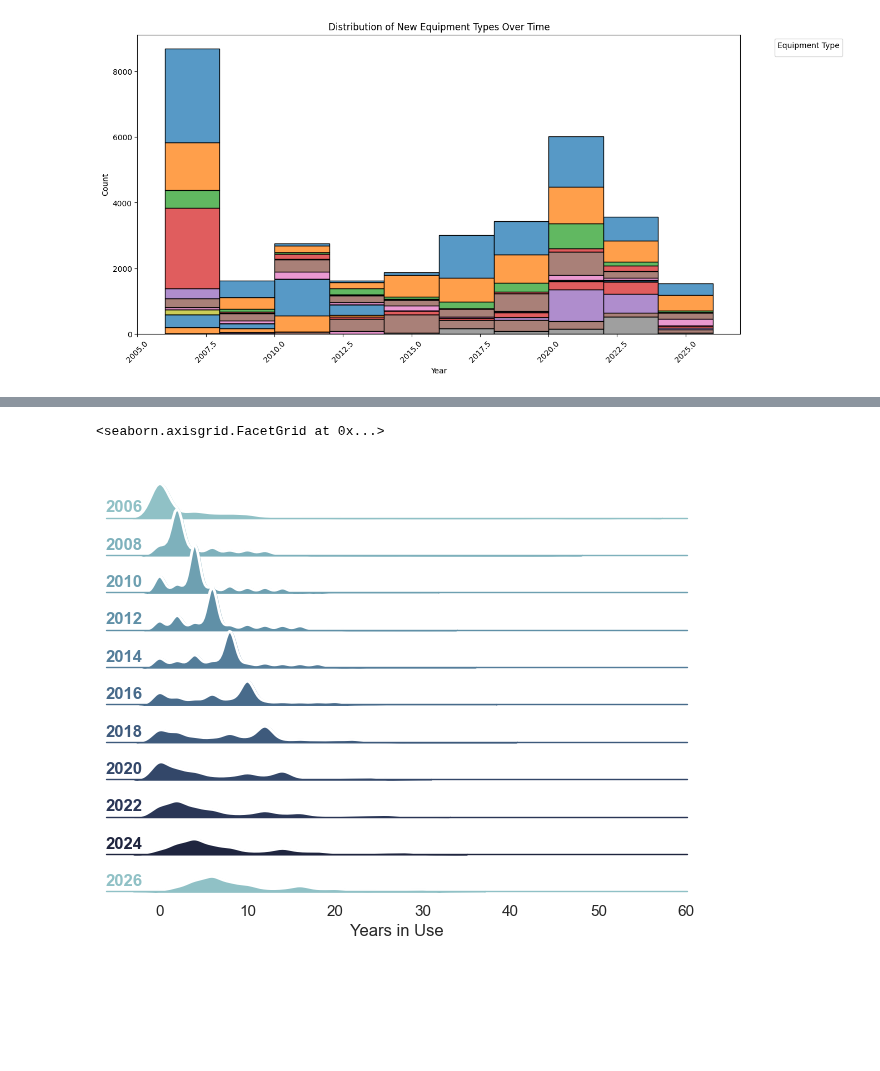
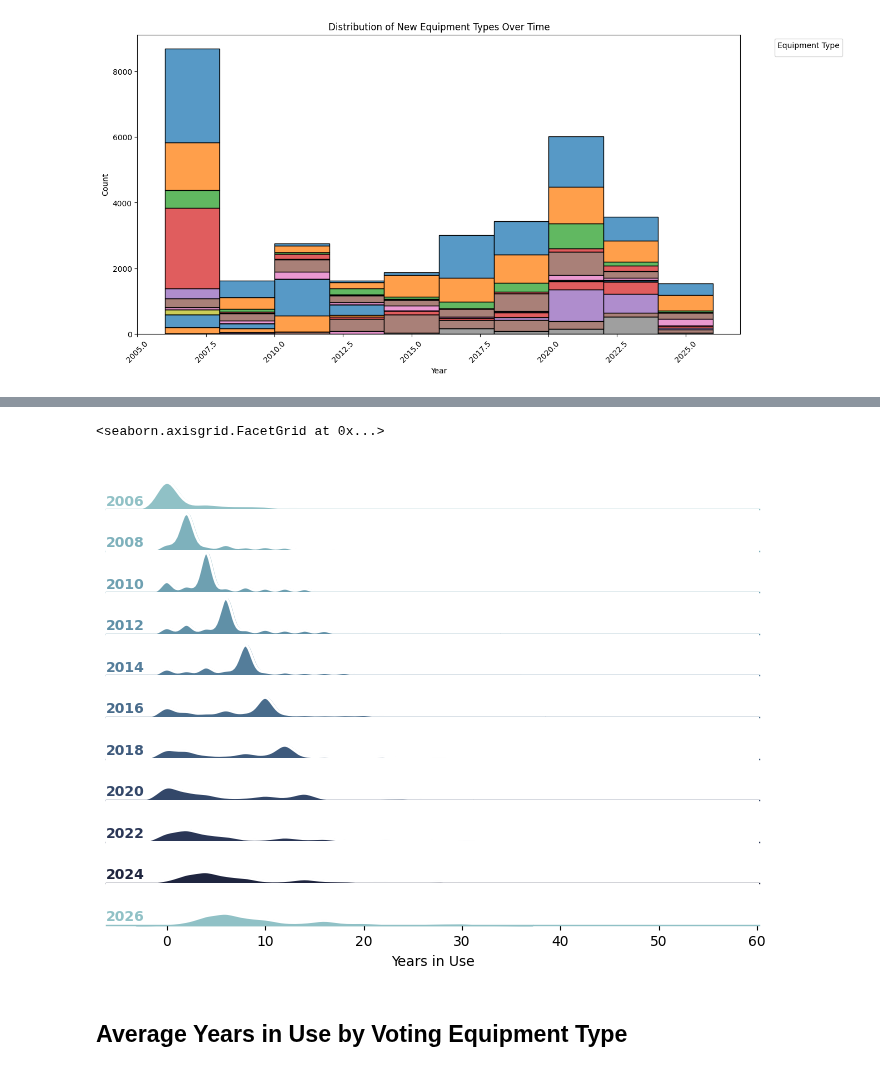
Before and after one commit to Bipartisan-Policy-Center/voting-equipment, a Jupyter notebook: analysis.ipynb, the cells around one changed output, grey strips where cells are left out. Cells and saved outputs as stored; diff of their text form; code cells hidden in the pictures; blank space fills up the shorter version.

Commit message:
some peak analysis

```diff
--- a/analysis.ipynb
+++ b/analysis.ipynb
@@ -158,0 +159,29 @@ Name: New Equipment, dtype: int64
+# %%
+# NON VOTING EQUIPMENT TO EXCLUDE/SEPERATE FROM ANALYSIS
+non_voting_equipment = ['Paper Poll Book',
+                        'Hand Counted Paper Ballots',
+                        'Commercial Electronic Poll Book',
+                        'In-House Electronic Poll Book',
+                        'Data Unavailable']
+
+all_equipment = df
+voting_df = df[~df['Equipment Type'].isin(non_voting_equipment)]
+non_voting_df = df[df['Equipment Type'].isin(non_voting_equipment)]
+
+# OTHER EQUIPMENT TYPES DEEMED ACCEPTABLE
+voting_equipment_types = ['Ballot Marking Device',
+                            'Hand-Fed Optical Scanner',
+                            'Batch-Fed Optical Scanner',
+                            'DRE-Touchscreen',
+                            'Internet Voting: Fax',
+                            'DRE-Push Button',
+                            'DRE-Dial',
+                            'Mechanical Lever Machine',
+                            'Punch Card Voting System',
+                            'Hybrid BMD/Tabulator',
+                            'Internet Voting: Email',
+                            'Internet Voting: Web Portal',
+                            'Remote Ballot Marking System: Client-Side',
+                            'Remote Ballot Marking System: Server-Side',
+                            'Hybrid Optical Scan/DRE',
+                            'Hybrid Optical Scan/BMD']
@@ -159,38 +209,37 @@ Name: New Equipment, dtype: int64
 # %%
 # using sample seaborn code https://seaborn.pydata.org/examples/kde_ridgeplot
 
 pal = sns.cubehelix_palette(10, rot=-.25, light=.7)
-g = sns.FacetGrid(df, row="Year", hue="Year", aspect=15, height=.5, palette=pal)
+g = sns.FacetGrid(voting_df, row="Year", hue="Year", aspect=15, height=.5, palette=pal)
 
-bw_adjust = 1
+bw_adjust = 1 # smoothing
 
 g.map(sns.kdeplot, "Years in Use",
       bw_adjust=bw_adjust, clip_on=False,
       fill=True, alpha=1, linewidth=1.5)
 g.map(sns.kdeplot, "Years in Use", clip_on=False, color="w", lw=2, bw_adjust=bw_adjust)
-
 
 # passing color=None to refline() uses the hue mapping
 g.refline(y=0, linewidth=1, linestyle="-", color=None, clip_on=False)
 
 
 # Define and use a simple function to label the plot in axes coordinates
 def label(x, color, label):
-    ax = plt.gca()
-    ax.text(0, .2, label, fontweight="bold", color=color,
-            ha="left", va="center", transform=ax.transAxes)
-
-
+      ax = plt.gca()
+      ax.text(0, .2, label, fontweight="bold", color=color,
+                  ha="left", va="center", transform=ax.transAxes)
 
 g.map(label, "Years in Use")
 
 # Set the subplots to overlap
-g.figure.subplots_adjust(hspace=-.25)
+g.figure.subplots_adjust(hspace=-.01)
 
 # Remove axes details that don't play well with overlap
 g.set_titles("")
 g.set(yticks=[], ylabel="")
 g.despine(bottom=True, left=True)
 # %% [output]
 <seaborn.axisgrid.FacetGrid at 0x...>
-[figure, old version]
+[figure, new version]
+# %% [markdown]
+## Average Years in Use by Voting Equipment Type
```
Also changed, not shown: parts of 12 cells of this notebook.
